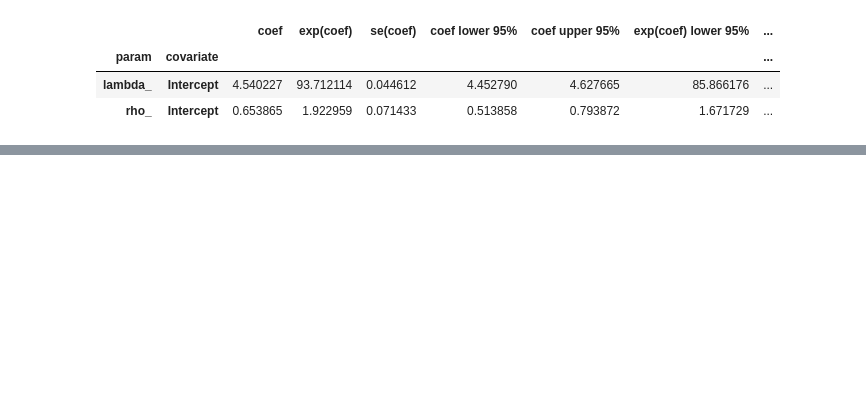
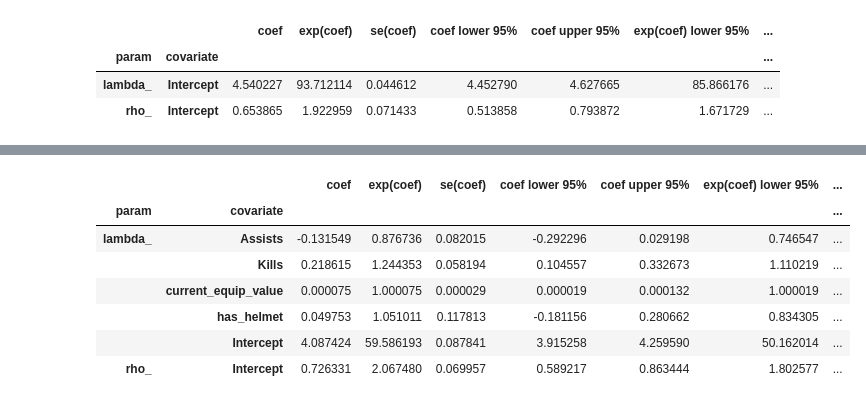
Before and after one commit to dickinsonmatt/counter-strike, a Jupyter notebook: survival_analysis.ipynb, the cells around one changed output, grey strips where cells are left out. Saved outputs shown, nothing was run; the diff lists cells and outputs as text; code cells hidden in the pictures; blank space fills up the shorter version.

```diff
--- a/survival_analysis.ipynb
+++ b/survival_analysis.ipynb
@@ -388,0 +416,6 @@ aft.summary
+# %%
+aft = WeibullAFTFitter()
+
+aft.fit(explaining_survival_data.iloc[:, 2:], duration_col='seconds', event_col='died')
+
+aft.summary
@@ -388,0 +433,12 @@ aft.summary
+# %%
+# want to grab 5 seconds after freeze time end as this is the last time players can buy/sell items
+helmet_info = dem.ticks[dem.ticks['tick'].isin(dem.rounds['freeze_end'] + (64*5))][['name', 'round', 'has_helmet']].rename(columns = {'name':'user_name'}).set_index(['user_name', 'round'])
+helmet_info = helmet_info['has_helmet'].astype(int)
+
+# add helmet info
+explaining_survival_data = explaining_survival_data.set_index(['user_name', 'round']).join(helmet_info).reset_index()
+
+# fit new columns
+aft.fit(explaining_survival_data.iloc[:, 2:], duration_col='seconds', event_col='died')
+
+aft.summary
@@ -388,0 +457,19 @@ aft.summary
+# %%
+equipment_info = dem.ticks[dem.ticks['tick'].isin(dem.rounds['freeze_end'] + (64 * 5))][['name', 'round', 'current_equip_value']].rename(columns = {'name':'user_name'}).set_index(['user_name', 'round'])
+
+# add equipment value
+explaining_survival_data = explaining_survival_data.set_index(['user_name', 'round']).join(equipment_info).reset_index()
+
+# fit new columns
+aft.fit(explaining_survival_data.iloc[:, 2:], duration_col='seconds', event_col='died')
+
+aft.summary
+# %% [output]
+|  |  | coef | exp(coef) | se(coef) | coef lower 95% | coef upper 95% | exp(coef) lower 95% | ... |
+| param | covariate |  |  |  |  |  |  | ... |
+| lambda_ | Assists | -0.131549 | 0.876736 | 0.082015 | -0.292296 | 0.029198 | 0.746547 | ... |
+|  | Kills | 0.218615 | 1.244353 | 0.058194 | 0.104557 | 0.332673 | 1.110219 | ... |
+|  | current_equip_value | 0.000075 | 1.000075 | 0.000029 | 0.000019 | 0.000132 | 1.000019 | ... |
+|  | has_helmet | 0.049753 | 1.051011 | 0.117813 | -0.181156 | 0.280662 | 0.834305 | ... |
+|  | Intercept | 4.087424 | 59.586193 | 0.087841 | 3.915258 | 4.259590 | 50.162014 | ... |
+| rho_ | Intercept | 0.726331 | 2.067480 | 0.069957 | 0.589217 | 0.863444 | 1.802577 | ... |
```
Also changed, not shown: parts of 10 cells of this notebook, 2 other files.
